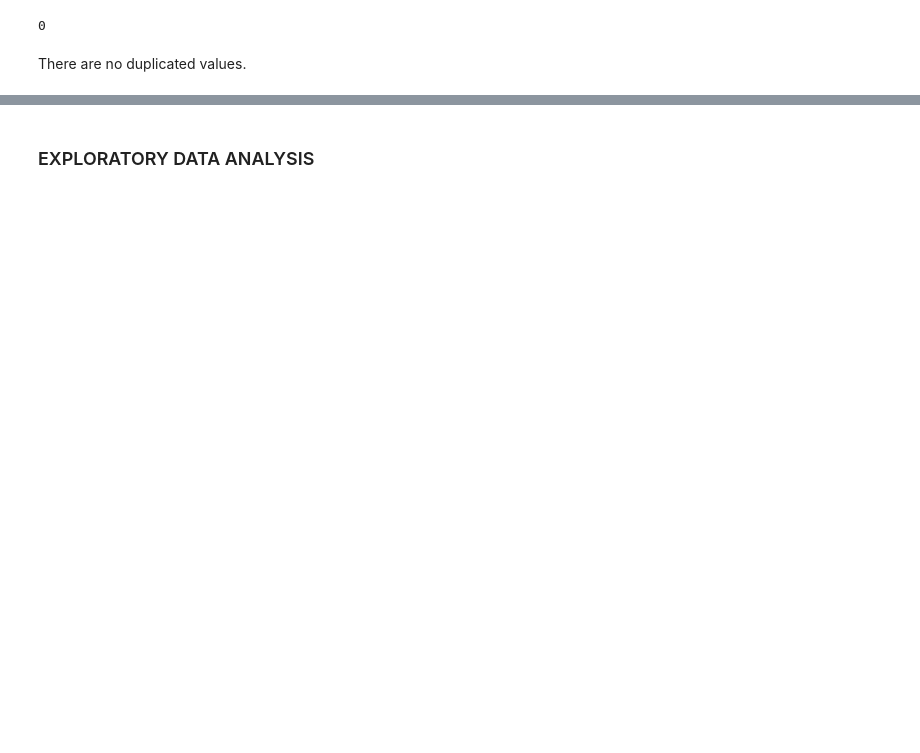
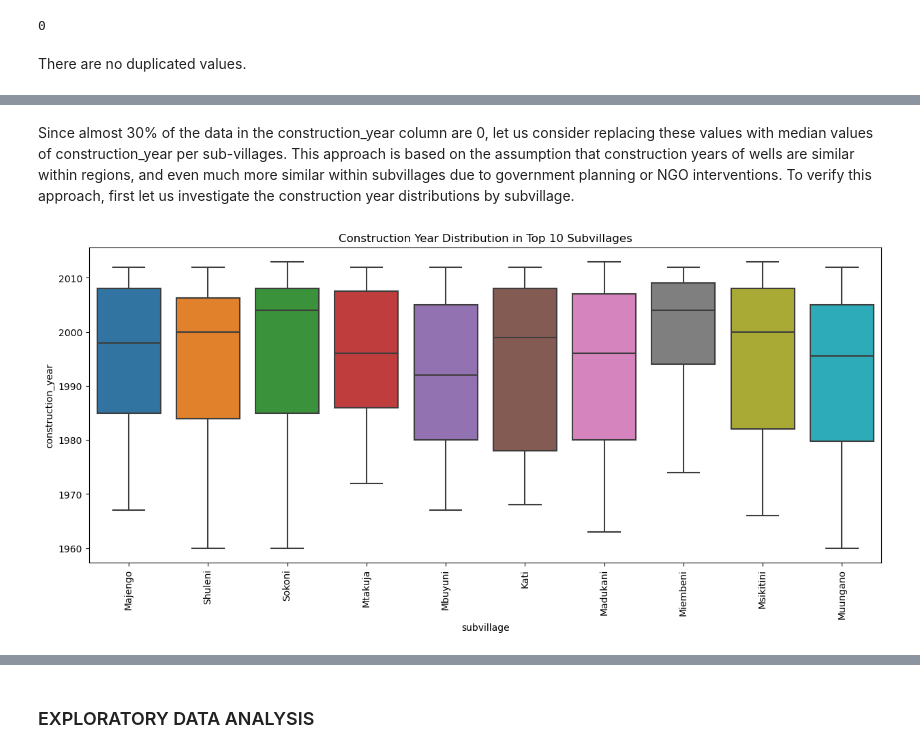
Before and after one commit to Kurgat-Bee/PHASE-03-PROJECT, a Jupyter notebook: TZwaterwells.ipynb, the cells around one changed output, grey strips where cells are left out. Drawn from its saved outputs; the diff is of its cells as text; code cells hidden in the pictures; blank space fills up the shorter version.

```diff
--- a/TZwaterwells.ipynb
+++ b/TZwaterwells.ipynb
@@ -462,0 +542,12 @@ plt.show()
+# %% [markdown]
+Since almost 30% of the data in the construction_year column are 0, let us consider replacing these values with median values of construction_year per sub-villages. This approach is based on the assumption that construction years of wells are similar within regions, and even much more similar within subvillages due to government planning or NGO interventions. To verify this approach, first let us investigate the construction year distributions by subvillage.
+# %%
+# Plot for construction years in top 10 subvillages
+plt.figure(figsize=(15,6))
+top_subvillages = construction_year_df['subvillage'].value_counts().index[:10]
+sns.boxplot(x='subvillage', y='construction_year', data=construction_year_df[construction_year_df['subvillage'].isin(top_subvillages)])
+plt.xticks(rotation=90)
+plt.title("Construction Year Distribution in Top 10 Subvillages")
+plt.show()
+# %% [output]
+[figure, added]
```
Also changed, not shown: parts of 55 cells of this notebook.
